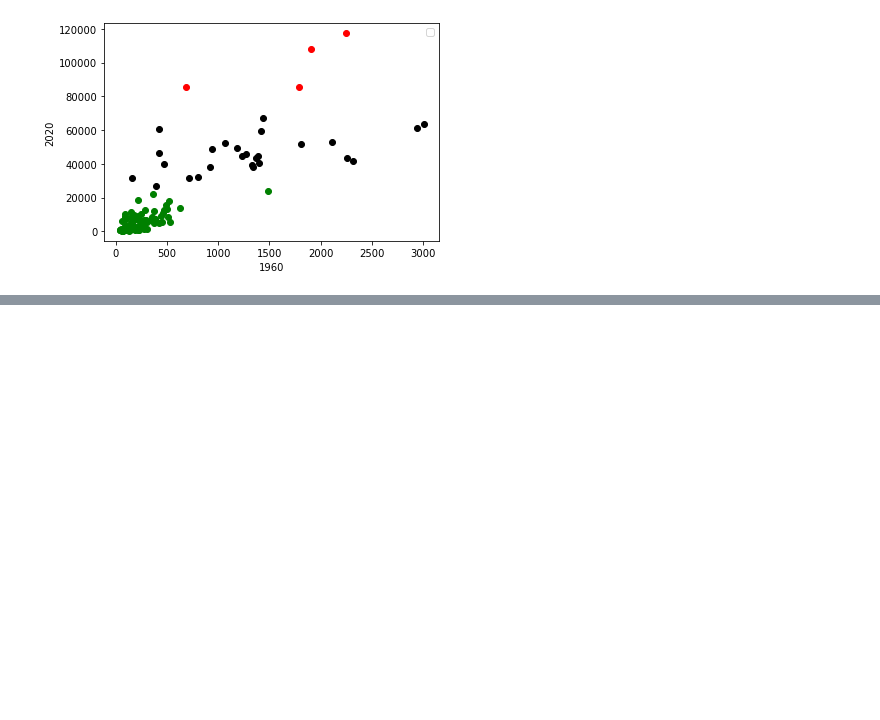
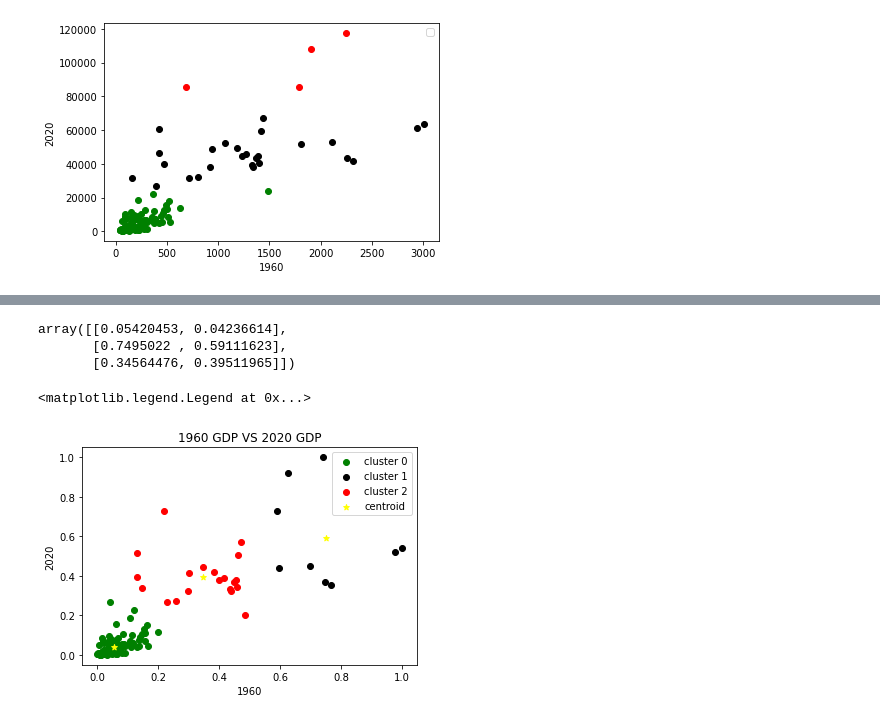
Before and after one commit to Jolek15/ADS-Clustering, a Jupyter notebook: Clustering Ass.ipynb, the cells around one changed output, grey strips where cells are left out. Drawn from its saved outputs; the diff is of its cells as text; code cells hidden in the pictures; blank space fills up the shorter version.

```diff
--- a/Clustering Ass.ipynb
+++ b/Clustering Ass.ipynb
@@ -182,0 +235,5 @@ new_X = X[cols_to_scale]
+# %%
+#add the cluster column to the original data
+X['cluster'] = y_predicted
+
+X.head(10)
@@ -182,0 +252,25 @@ new_X = X[cols_to_scale]
+# %%
+#the scaled cluster centers
+km.cluster_centers_
+# %% [output]
+array([[0.05420453, 0.04236614],
+       [0.7495022 , 0.59111623],
+       [0.34564476, 0.39511965]])
+# %%
+#dataframes for the clusters
+df1 = X[X.cluster==0]
+df2 = X[X.cluster==1]
+df3 = X[X.cluster==2]
+
+#visualising the clusters and centroids
+plt.scatter(df1['1960'], df1['2020'], color='green', label = 'cluster 0')
+plt.scatter(df2['1960'], df2['2020'], color='black', label = 'cluster 1')
+plt.scatter(df3['1960'], df3['2020'], color='red', label = 'cluster 2')
+plt.scatter(km.cluster_centers_[:,0],km.cluster_centers_[:,1],color='yellow',marker='*',label='centroid')
+plt.title('1960 GDP VS 2020 GDP')
+plt.xlabel('1960')
+plt.ylabel('2020')
+plt.legend()
+# %% [output]
+<matplotlib.legend.Legend at 0x...>
+[figure, added]
```
Also changed, not shown: parts of 12 cells of this notebook.
